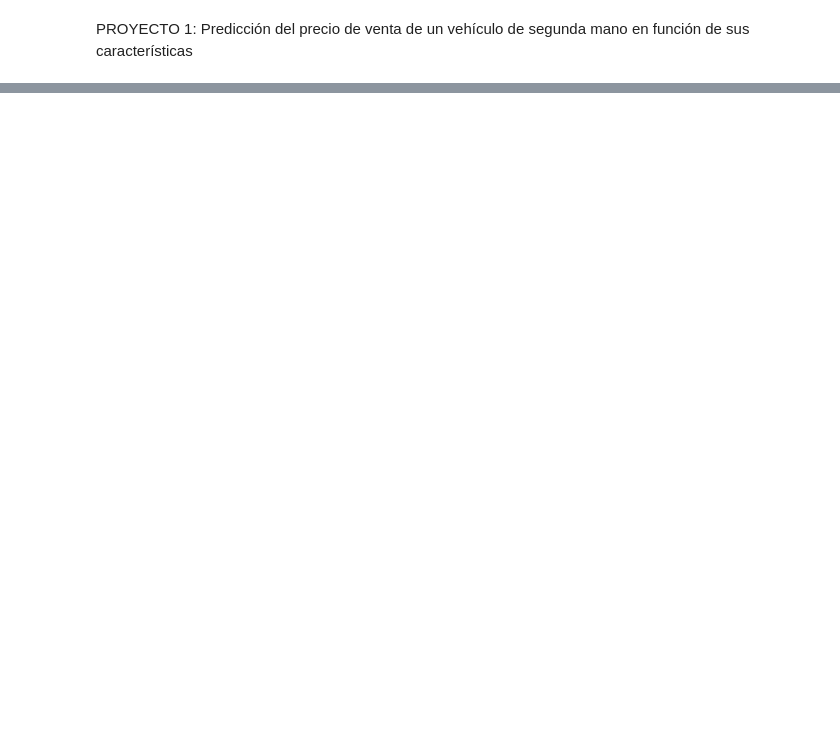
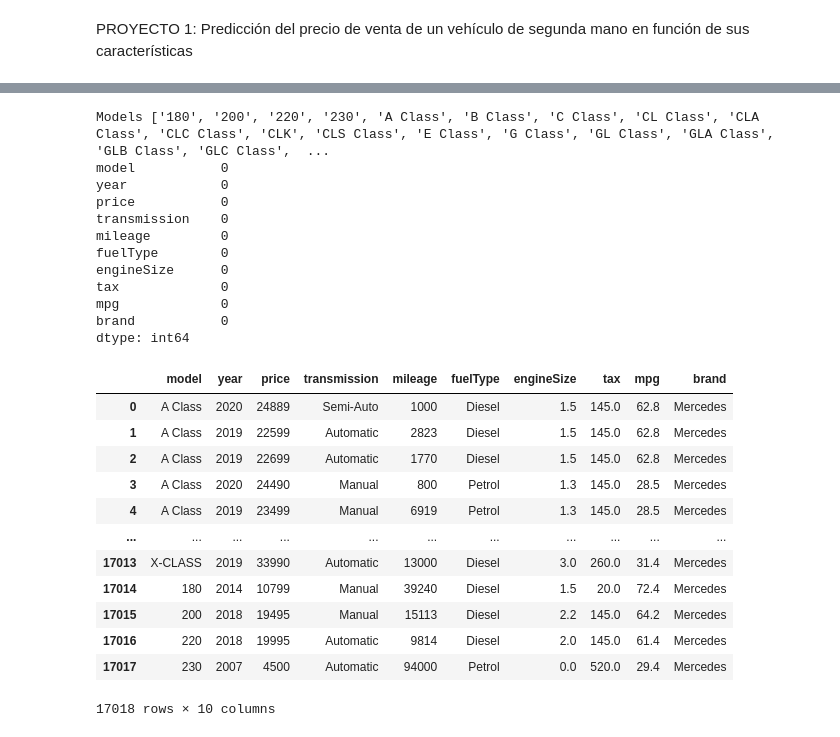
Before and after one commit to karinSalazar/Grupo_5, a Jupyter notebook: Preprocesamiento.ipynb, the cells around one changed output, grey strips where cells are left out. Saved outputs shown, nothing was run; the diff lists cells and outputs as text; code cells hidden in the pictures; blank space fills up the shorter version.

```diff
--- a/Preprocesamiento.ipynb
+++ b/Preprocesamiento.ipynb
@@ -215,0 +13,12 @@ df11.head(10)
+# %%
+########## Funciones auxiliares
+def mean_tax_mpg_at_nulls(df, model):
+    df.model = df.model.str.strip()
+    groupbymarca = df.groupby(by= "model", as_index=False).mean()
+    print("Models",groupbymarca["model"].to_list() )
+    mean = groupbymarca[groupbymarca.model == model]
+    tax, mpg  = int(mean.tax.round()), mean.mpg.round(1)
+    df.loc[(df["model"]==model) & (pd.isnull(df["tax"])) & (pd.isnull(df["tax"])), ["tax", "mpg"]] = tax, mpg
+
+    print(df.isna().sum())
+    return df
@@ -215,0 +63,37 @@ df11.head(10)
+# %%
+df3 = pd.read_csv('cclass.csv', header='infer')
+df7 = pd.read_csv('merc.csv', header='infer')
+
+mercedes = pd.concat([df3,df7])
+mercedes.sort_values("model", inplace = True)
+mercedes.reset_index(drop=True, inplace=True)
+mercedes["brand"]="Mercedes"
+
+mercedes = mean_tax_mpg_at_nulls(mercedes, "C Class")
+mercedes
+# %% [output]
+Models ['180', '200', '220', '230', 'A Class', 'B Class', 'C Class', 'CL Class', 'CLA Class', 'CLC Class', 'CLK', 'CLS Class', 'E Class', 'G Class', 'GL Class', 'GLA Class', 'GLB Class', 'GLC Class',  ...
+model           0
+year            0
+price           0
+transmission    0
+mileage         0
+fuelType        0
+engineSize      0
+tax             0
+mpg             0
+brand           0
+dtype: int64
+|  | model | year | price | transmission | mileage | fuelType | engineSize | tax | mpg | brand |
+| 0 | A Class | 2020 | 24889 | Semi-Auto | 1000 | Diesel | 1.5 | 145.0 | 62.8 | Mercedes |
+| 1 | A Class | 2019 | 22599 | Automatic | 2823 | Diesel | 1.5 | 145.0 | 62.8 | Mercedes |
+| 2 | A Class | 2019 | 22699 | Automatic | 1770 | Diesel | 1.5 | 145.0 | 62.8 | Mercedes |
+| 3 | A Class | 2020 | 24490 | Manual | 800 | Petrol | 1.3 | 145.0 | 28.5 | Mercedes |
+| 4 | A Class | 2019 | 23499 | Manual | 6919 | Petrol | 1.3 | 145.0 | 28.5 | Mercedes |
+| ... | ... | ... | ... | ... | ... | ... | ... | ... | ... | ... |
+| 17013 | X-CLASS | 2019 | 33990 | Automatic | 13000 | Diesel | 3.0 | 260.0 | 31.4 | Mercedes |
+| 17014 | 180 | 2014 | 10799 | Manual | 39240 | Diesel | 1.5 | 20.0 | 72.4 | Mercedes |
+| 17015 | 200 | 2018 | 19495 | Manual | 15113 | Diesel | 2.2 | 145.0 | 64.2 | Mercedes |
+| 17016 | 220 | 2018 | 19995 | Automatic | 9814 | Diesel | 2.0 | 145.0 | 61.4 | Mercedes |
+| 17017 | 230 | 2007 | 4500 | Automatic | 94000 | Petrol | 0.0 | 520.0 | 29.4 | Mercedes |
+17018 rows × 10 columns
```
Also changed, not shown: parts of 36 cells of this notebook, 1 other file.
